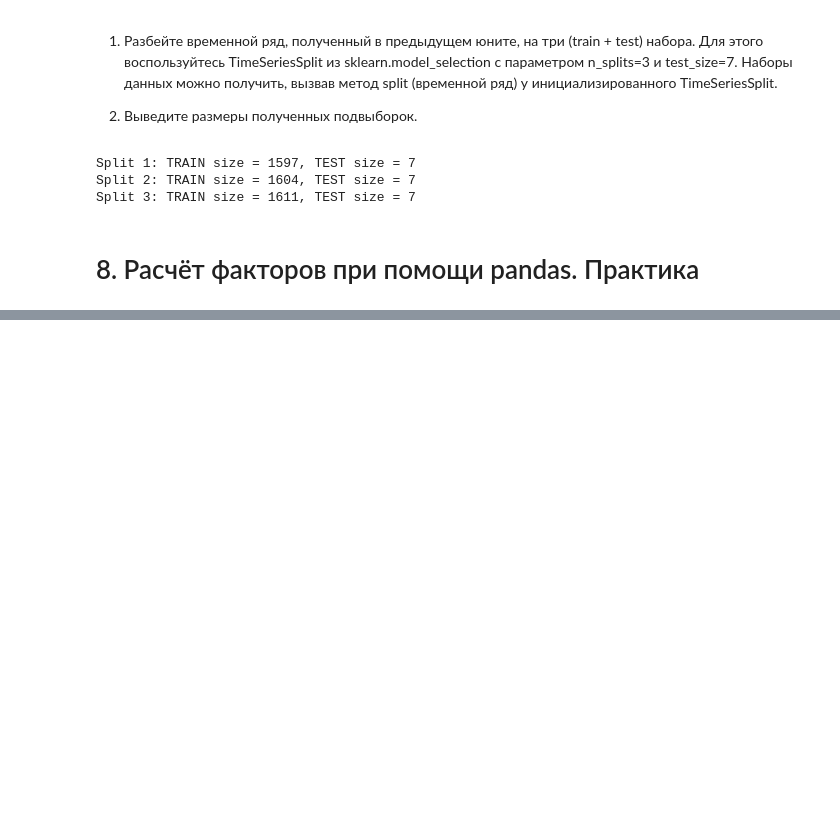
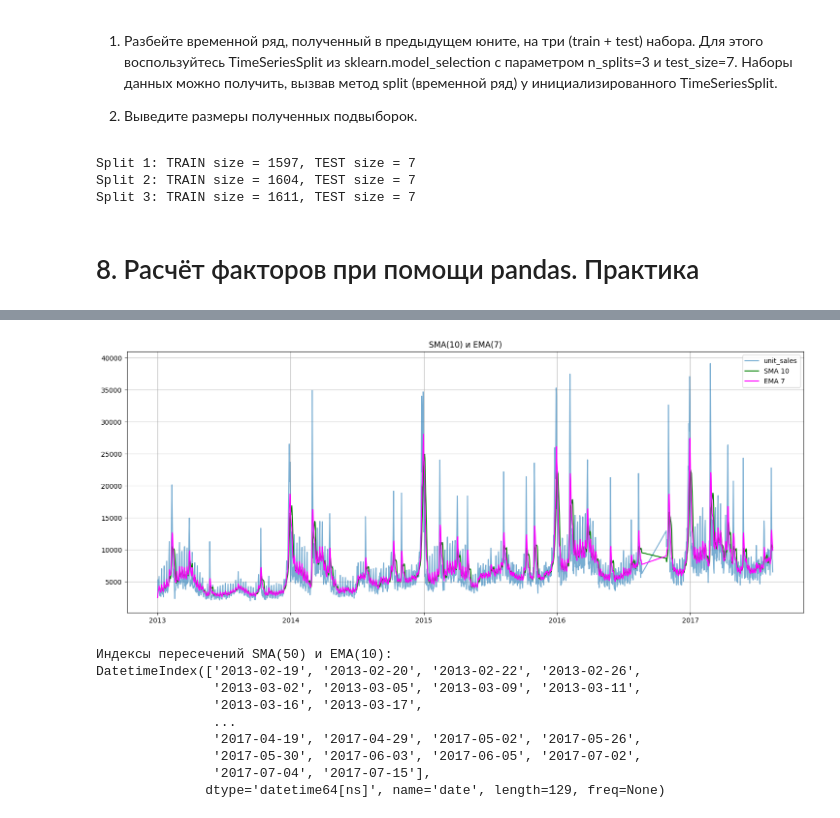
Before and after one commit to tgorbunov/sf_data_science, a Jupyter notebook: Skillfactory_ML/Additional Chapters on Python for Data Analysis/PDA2_Проект модуля HW-03_TGorbunov.ipynb, the cells around one changed output, grey strips where cells are left out. Drawn from its saved outputs; the diff is of its cells as text; code cells hidden in the pictures; blank space fills up the shorter version.

```diff
--- a/Skillfactory_ML/Additional Chapters on Python for Data Analysis/PDA2_Проект модуля HW-03_TGorbunov.ipynb
+++ b/Skillfactory_ML/Additional Chapters on Python for Data Analysis/PDA2_Проект модуля HW-03_TGorbunov.ipynb
@@ -230,0 +271,43 @@ Split 3: TRAIN size = 1611, TEST size = 7
+# %%
+# 6-7. SMA(10) и EMA(span=7)
+df['sma_10'] = series.rolling(window=10).mean()
+df['ema_7'] = series.ewm(span=7, adjust=False).mean()
+
+# 8. Отдельный график для SMA(10) и EMA(7)
+plt.figure(figsize=(18, 7))
+plt.plot(df.index, series, label='unit_sales', alpha=0.6)
+plt.plot(df.index, df['sma_10'], label='SMA 10', color='green')
+plt.plot(df.index, df['ema_7'], label='EMA 7', color='magenta')
+plt.title('SMA(10) и EMA(7)')
+plt.legend()
+plt.grid(True)
+plt.show()
+
+# 9. Своя скользящая функция: среднее между max и min в окне 10
+def avg_max_min(values):
+    return (values.max() + values.min()) / 2
+
+df['rolling_avg_max_min_10'] = series.rolling(window=10).apply(avg_max_min, raw=False)
+
+# 10. SMA(50) и EMA(10), индексы пересечений
+df['sma_50'] = series.rolling(window=50).mean()
+df['ema_10'] = series.ewm(span=10, adjust=False).mean()
+
+# Убираем NaN (период разогрева окон), затем ищем смену знака
+valid = df[['sma_50', 'ema_10']].dropna()
+sign_diff = np.sign(valid['sma_50'] - valid['ema_10']).diff()
+cross_idx = sign_diff[sign_diff != 0].index
+
+print('Индексы пересечений SMA(50) и EMA(10):')
+print(cross_idx)
+# %% [output]
+[figure, added]
+Индексы пересечений SMA(50) и EMA(10):
+DatetimeIndex(['2013-02-19', '2013-02-20', '2013-02-22', '2013-02-26',
+               '2013-03-02', '2013-03-05', '2013-03-09', '2013-03-11',
+               '2013-03-16', '2013-03-17',
+               ...
+               '2017-04-19', '2017-04-29', '2017-05-02', '2017-05-26',
+               '2017-05-30', '2017-06-03', '2017-06-05', '2017-07-02',
+               '2017-07-04', '2017-07-15'],
+              dtype='datetime64[ns]', name='date', length=129, freq=None)
```
Also changed, not shown: parts of 25 cells of this notebook, 1 other file.
